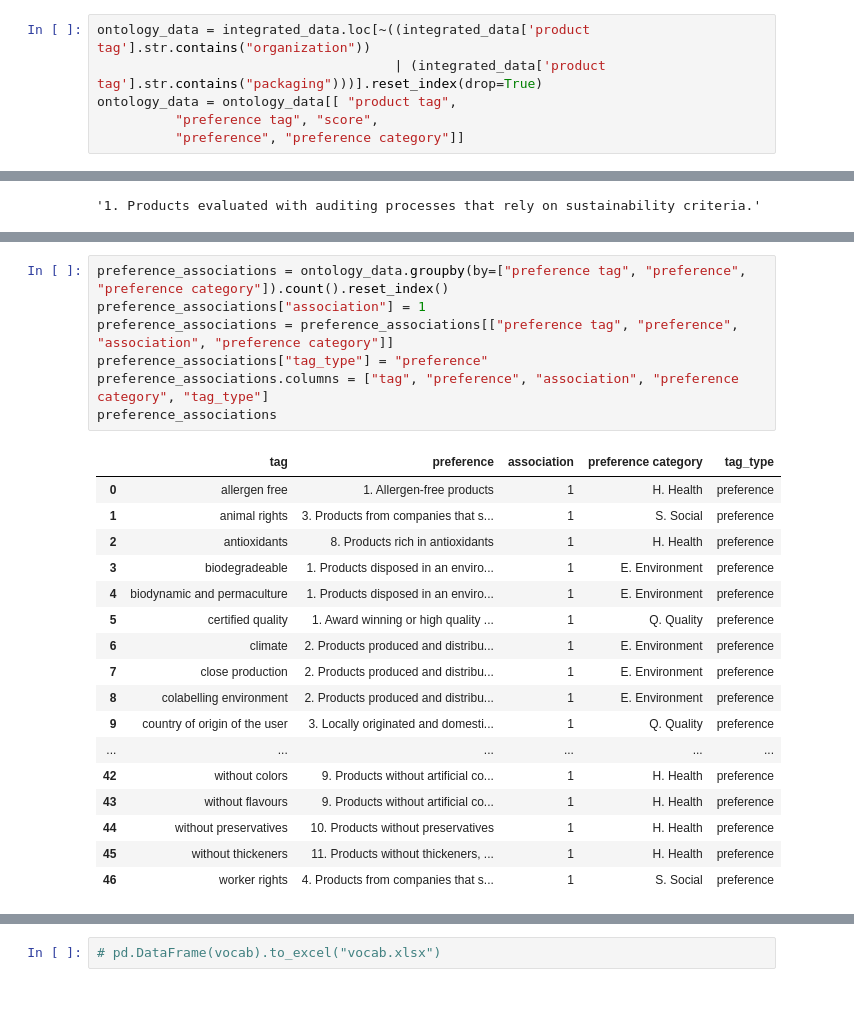
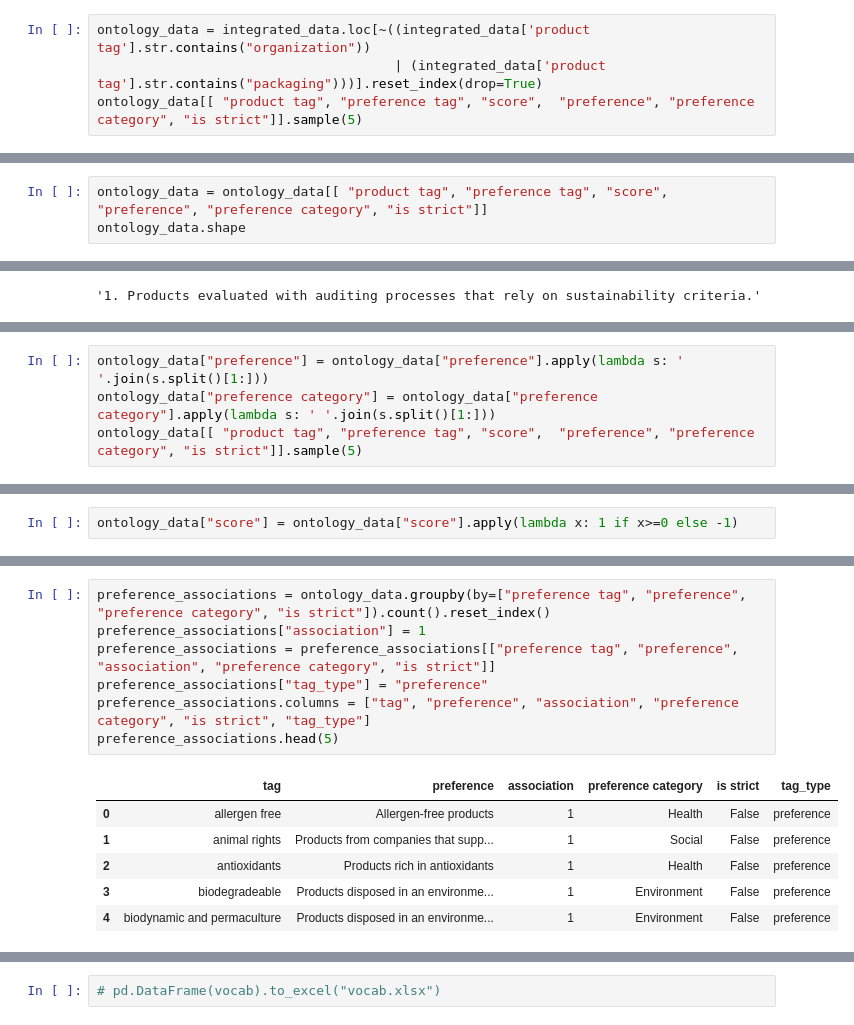
Before and after one commit to AnushreeSS/SustainableProductDatabase, a Jupyter notebook: MainProjectPipeline.ipynb, the cells around one changed output, grey strips where cells are left out. Cells and saved outputs as stored; diff of their text form; blank space fills up the shorter version.

```diff
--- a/MainProjectPipeline.ipynb
+++ b/MainProjectPipeline.ipynb
@@ -490,6 +463,4 @@ integrated_data
 # %%
 ontology_data = integrated_data.loc[~((integrated_data['product tag'].str.contains("organization"))
                                       | (integrated_data['product tag'].str.contains("packaging")))].reset_index(drop=True)
-ontology_data = ontology_data[[ "product tag",
-          "preference tag", "score",
-          "preference", "preference category"]]
+ontology_data[[ "product tag", "preference tag", "score",  "preference", "preference category", "is strict"]].sample(5)
@@ -495,0 +474,3 @@ ontology_data = ontology_data[[ "product tag",
+# %%
+ontology_data = ontology_data[[ "product tag", "preference tag", "score",  "preference", "preference category", "is strict"]]
+ontology_data.shape
@@ -544,0 +545,4 @@ axes = word_count.hist(bins=30)
+# %%
+ontology_data["preference"] = ontology_data["preference"].apply(lambda s: ' '.join(s.split()[1:]))
+ontology_data["preference category"] = ontology_data["preference category"].apply(lambda s: ' '.join(s.split()[1:]))
+ontology_data[[ "product tag", "preference tag", "score",  "preference", "preference category", "is strict"]].sample(5)
@@ -544,0 +556,2 @@ axes = word_count.hist(bins=30)
+# %%
+ontology_data["score"] = ontology_data["score"].apply(lambda x: 1 if x>=0 else -1)
@@ -566,27 +581,16 @@ product_associations
 # %%
-preference_associations = ontology_data.groupby(by=["preference tag", "preference", "preference category"]).count().reset_index()
+preference_associations = ontology_data.groupby(by=["preference tag", "preference", "preference category", "is strict"]).count().reset_index()
 preference_associations["association"] = 1
-preference_associations = preference_associations[["preference tag", "preference", "association", "preference category"]]
+preference_associations = preference_associations[["preference tag", "preference", "association", "preference category", "is strict"]]
 preference_associations["tag_type"] = "preference"
-preference_associations.columns = ["tag", "preference", "association", "preference category", "tag_type"]
-preference_associations
+preference_associations.columns = ["tag", "preference", "association", "preference category", "is strict", "tag_type"]
+preference_associations.head(5)
 # %% [output]
-|  | tag | preference | association | preference category | tag_type |
-| 0 | allergen free | 1. Allergen-free products | 1 | H. Health | preference |
-| 1 | animal rights | 3. Products from companies that s... | 1 | S. Social | preference |
-| 2 | antioxidants | 8. Products rich in antioxidants | 1 | H. Health | preference |
-| 3 | biodegradeable | 1. Products disposed in an enviro... | 1 | E. Environment | preference |
-| 4 | biodynamic and permaculture | 1. Products disposed in an enviro... | 1 | E. Environment | preference |
-| 5 | certified quality | 1. Award winning or high quality ... | 1 | Q. Quality | preference |
-| 6 | climate | 2. Products produced and distribu... | 1 | E. Environment | preference |
-| 7 | close production | 2. Products produced and distribu... | 1 | E. Environment | preference |
-| 8 | colabelling environment | 2. Products produced and distribu... | 1 | E. Environment | preference |
-| 9 | country of origin of the user | 3. Locally originated and domesti... | 1 | Q. Quality | preference |
-| ... | ... | ... | ... | ... | ... |
-| 42 | without colors | 9. Products without artificial co... | 1 | H. Health | preference |
-| 43 | without flavours | 9. Products without artificial co... | 1 | H. Health | preference |
-| 44 | without preservatives | 10. Products without preservatives | 1 | H. Health | preference |
-| 45 | without thickeners | 11. Products without thickeners, ... | 1 | H. Health | preference |
-| 46 | worker rights | 4. Products from companies that s... | 1 | S. Social | preference |
+|  | tag | preference | association | preference category | is strict | tag_type |
+| 0 | allergen free | Allergen-free products | 1 | Health | False | preference |
+| 1 | animal rights | Products from companies that supp... | 1 | Social | False | preference |
+| 2 | antioxidants | Products rich in antioxidants | 1 | Health | False | preference |
+| 3 | biodegradeable | Products disposed in an environme... | 1 | Environment | False | preference |
+| 4 | biodynamic and permaculture | Products disposed in an environme... | 1 | Environment | False | preference |
 # %%
 vocab = pd.concat([product_associations, preference_associations], ignore_index=True)
```
Also changed, not shown: parts of 197 cells of this notebook.
